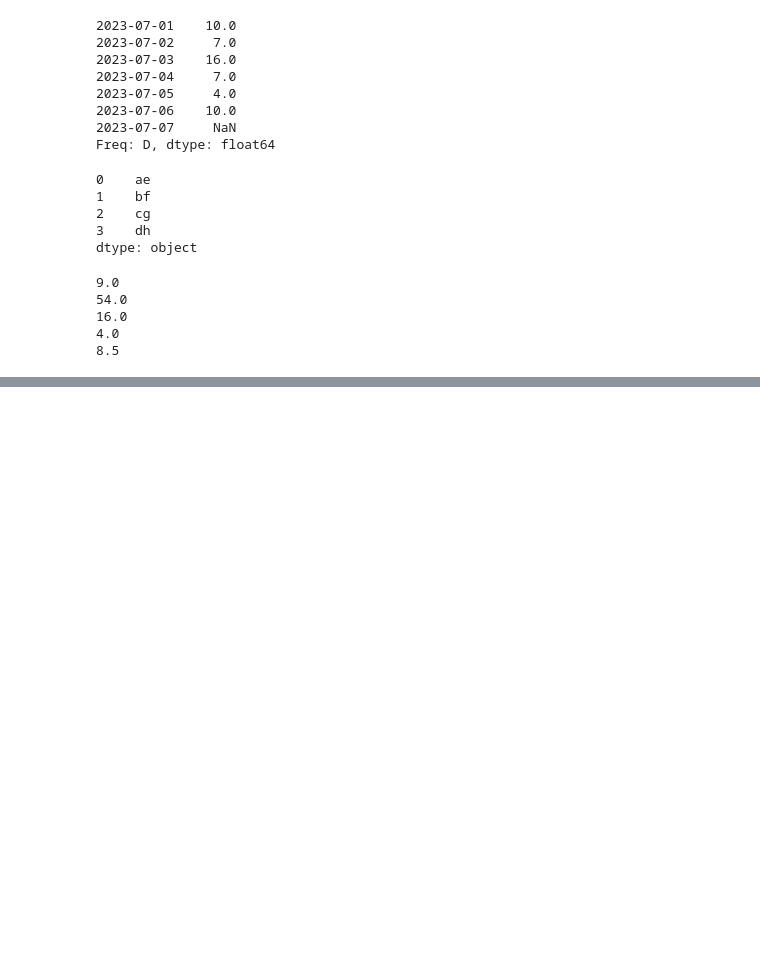
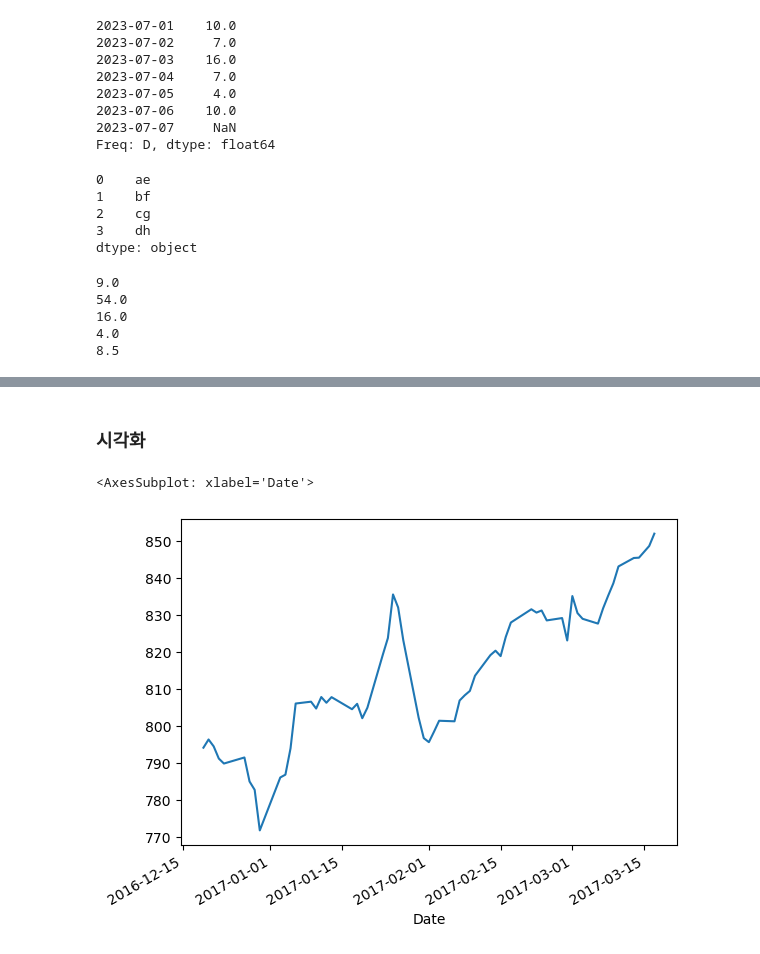
Before and after one commit to iop2000win/Basic, a Jupyter notebook: Pandas___Basic_01.ipynb, the cells around one changed output, grey strips where cells are left out. Drawn from its saved outputs; the diff is of its cells as text; code cells hidden in the pictures; blank space fills up the shorter version.

```diff
--- a/Pandas___Basic_01.ipynb
+++ b/Pandas___Basic_01.ipynb
@@ -171,0 +273,8 @@ print(temp_diff.median())
+# %%
+# 데이터를 읽어올 때, index_col 파라미터를 지정해줌으로써, 원하는 컬럼을 인덱스로 설정할 수 있다.
+
+df = pd.read_csv(r'C:\Users\ENURI\Desktop\김동훈\Works\Andrew\Github\Basic\data\Learning-Pandas-Second-Edition-master\data\goog.csv',
+                 parse_dates = ['Date'],
+                 index_col = 'Date')
+
+display(df.head())
@@ -171,0 +289,9 @@ print(temp_diff.median())
+# %% [markdown]
+### 시각화
+# %%
+# Series 자료형에 대해서 plot 메서드를 통해 간단한 시각화 작업이 가능하다.
+
+df['Close'].plot()
+# %% [output]
+<AxesSubplot: xlabel='Date'>
+[figure, added]
```
Also changed, not shown: parts of 15 cells of this notebook, 1 other file.
